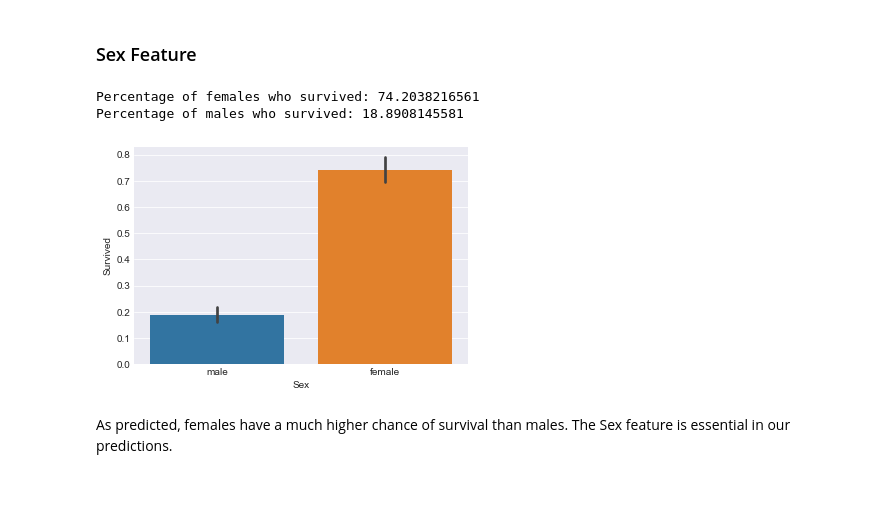
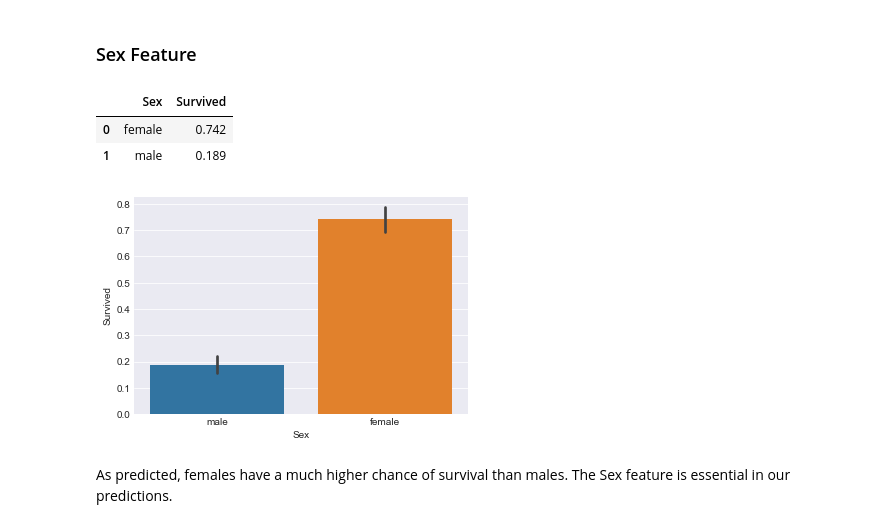
Before and after one commit to adamzolotarev/kaggle, a Jupyter notebook: titanic/personal_from_template.ipynb, the cells around one changed output. Drawn from its saved outputs; the diff is of its cells as text; code cells hidden in the pictures; blank space fills up the shorter version.

```diff
--- a/titanic/personal_from_template.ipynb
+++ b/titanic/personal_from_template.ipynb
@@ -184,14 +188,13 @@ It's time to visualize our data so we can see whether our predictions were accur
 # %%
 #draw a bar plot of survival by sex
 sns.barplot(x="Sex", y="Survived", data=train)
 
 #print percentages of females vs. males that survive
-print("Percentage of females who survived:", train["Survived"][train["Sex"] == 'female'].value_counts(normalize = True)[1]*100)
-
-print("Percentage of males who survived:", train["Survived"][train["Sex"] == 'male'].value_counts(normalize = True)[1]*100)
+varVsSurvivedTable('Sex')
 # %% [output]
-Percentage of females who survived: 74.2038216561
-Percentage of males who survived: 18.8908145581
+|  | Sex | Survived |
+| 0 | female | 0.742 |
+| 1 | male | 0.189 |
 [figure]
 # %% [markdown]
 As predicted, females have a much higher chance of survival than males. The Sex feature is essential in our predictions.
```
Also changed, not shown: parts of 28 cells of this notebook, 14 other files.
